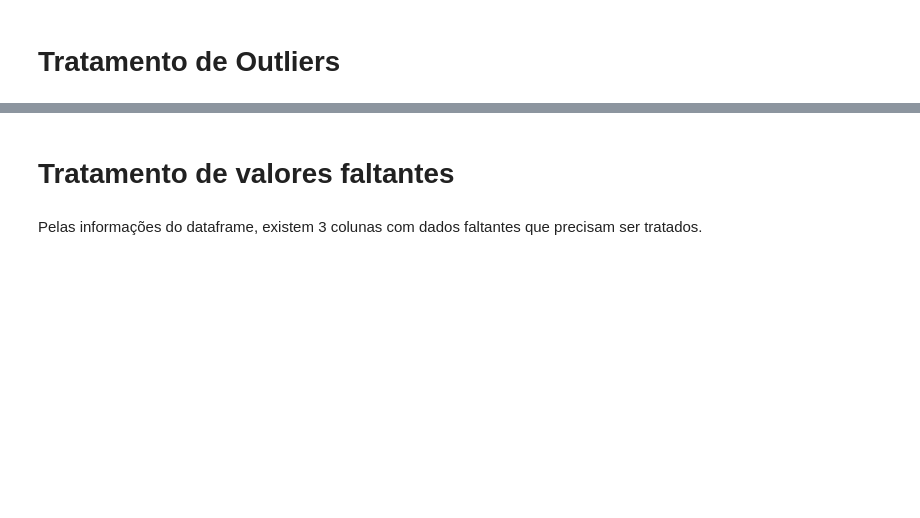
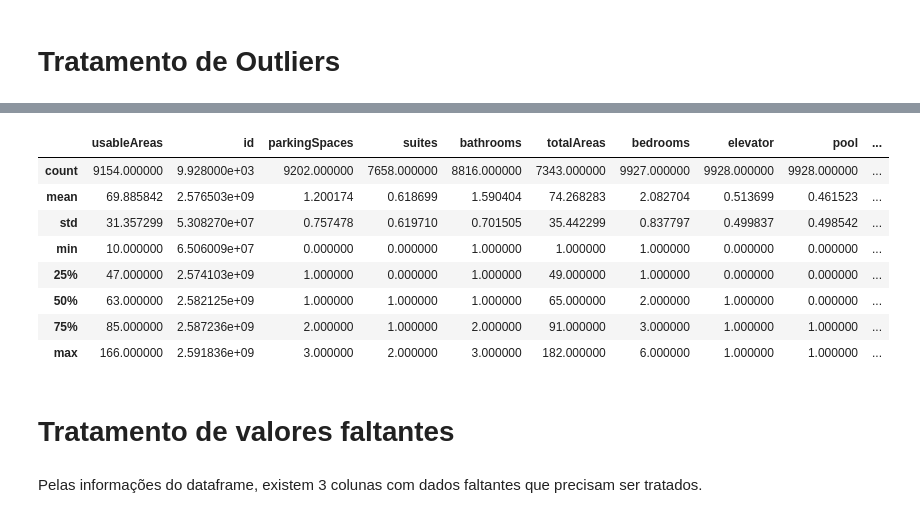
Before and after one commit to BrunoRammon/projeto_tecnicas_programacao_i, a Jupyter notebook: project.ipynb, the cells around one changed output, grey strips where cells are left out. Cells and saved outputs as stored; diff of their text form; code cells hidden in the pictures; blank space fills up the shorter version.

```diff
--- a/project.ipynb
+++ b/project.ipynb
@@ -247,3 +241,26 @@ df.describe()
+# %%
+cols = ['usableAreas','parkingSpaces','suites','bathrooms','totalAreas','bedrooms', 'rental_price']
+for col,rpl_by in zip(cols,replace_by):
+    median = df[col].median()
+    Q1 = df[col].quantile(q=0.25)
+    Q3 = df[col].quantile(q=0.75)
+    IQ = Q3-Q1
+    lim_sup = Q3+1.5*IQ
+    lim_inf = Q1-1.5*IQ
+
+    df[col]=np.where(((df[col]<lim_inf)|(df[col]>lim_sup)),np.nan,df[col])
+# %%
+df.describe()
+# %% [output]
+|  | usableAreas | id | parkingSpaces | suites | bathrooms | totalAreas | bedrooms | elevator | pool | ... |
+| count | 9154.000000 | 9.928000e+03 | 9202.000000 | 7658.000000 | 8816.000000 | 7343.000000 | 9927.000000 | 9928.000000 | 9928.000000 | ... |
+| mean | 69.885842 | 2.576503e+09 | 1.200174 | 0.618699 | 1.590404 | 74.268283 | 2.082704 | 0.513699 | 0.461523 | ... |
+| std | 31.357299 | 5.308270e+07 | 0.757478 | 0.619710 | 0.701505 | 35.442299 | 0.837797 | 0.499837 | 0.498542 | ... |
+| min | 10.000000 | 6.506009e+07 | 0.000000 | 0.000000 | 1.000000 | 1.000000 | 1.000000 | 0.000000 | 0.000000 | ... |
+| 25% | 47.000000 | 2.574103e+09 | 1.000000 | 0.000000 | 1.000000 | 49.000000 | 1.000000 | 0.000000 | 0.000000 | ... |
+| 50% | 63.000000 | 2.582125e+09 | 1.000000 | 1.000000 | 1.000000 | 65.000000 | 2.000000 | 1.000000 | 0.000000 | ... |
+| 75% | 85.000000 | 2.587236e+09 | 2.000000 | 1.000000 | 2.000000 | 91.000000 | 3.000000 | 1.000000 | 1.000000 | ... |
+| max | 166.000000 | 2.591836e+09 | 3.000000 | 2.000000 | 3.000000 | 182.000000 | 6.000000 | 1.000000 | 1.000000 | ... |
 # %% [markdown]
 # Tratamento de valores faltantes
 # %% [markdown]
```
Also changed, not shown: parts of 10 cells of this notebook.
